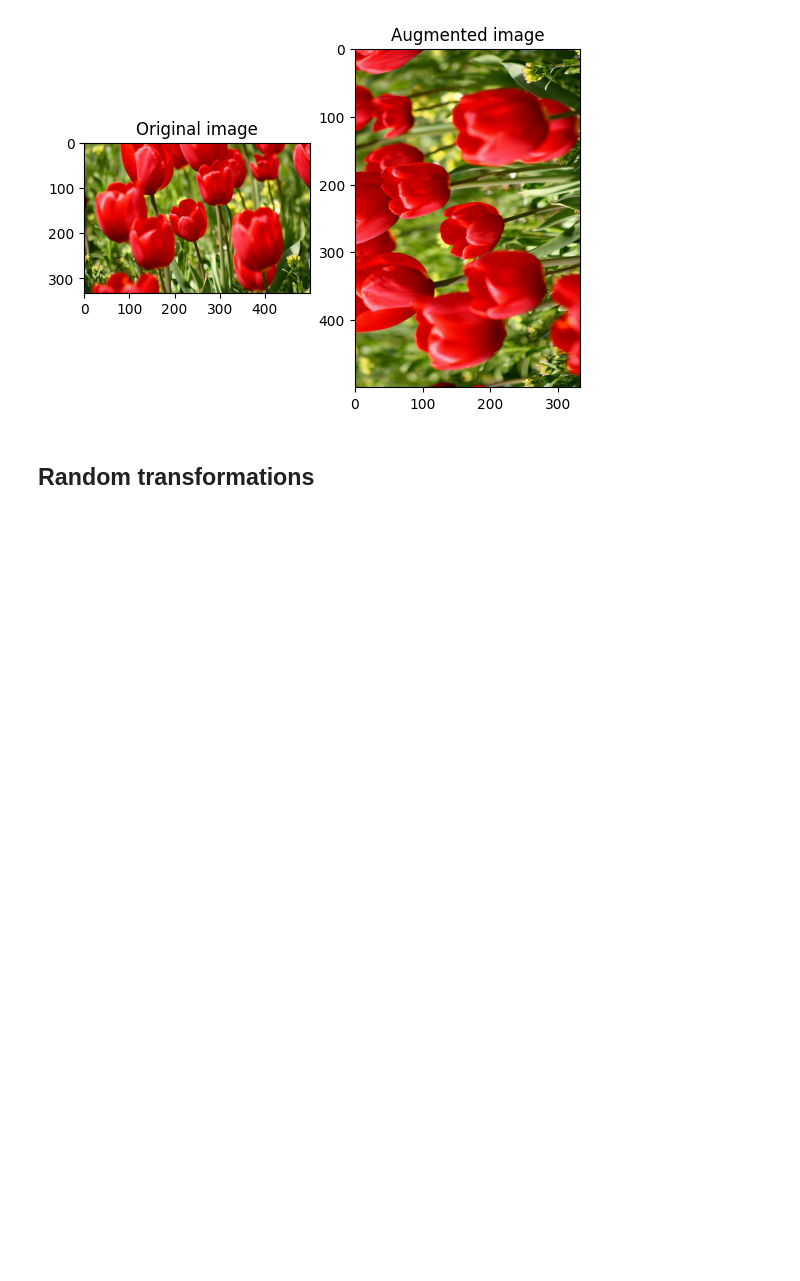
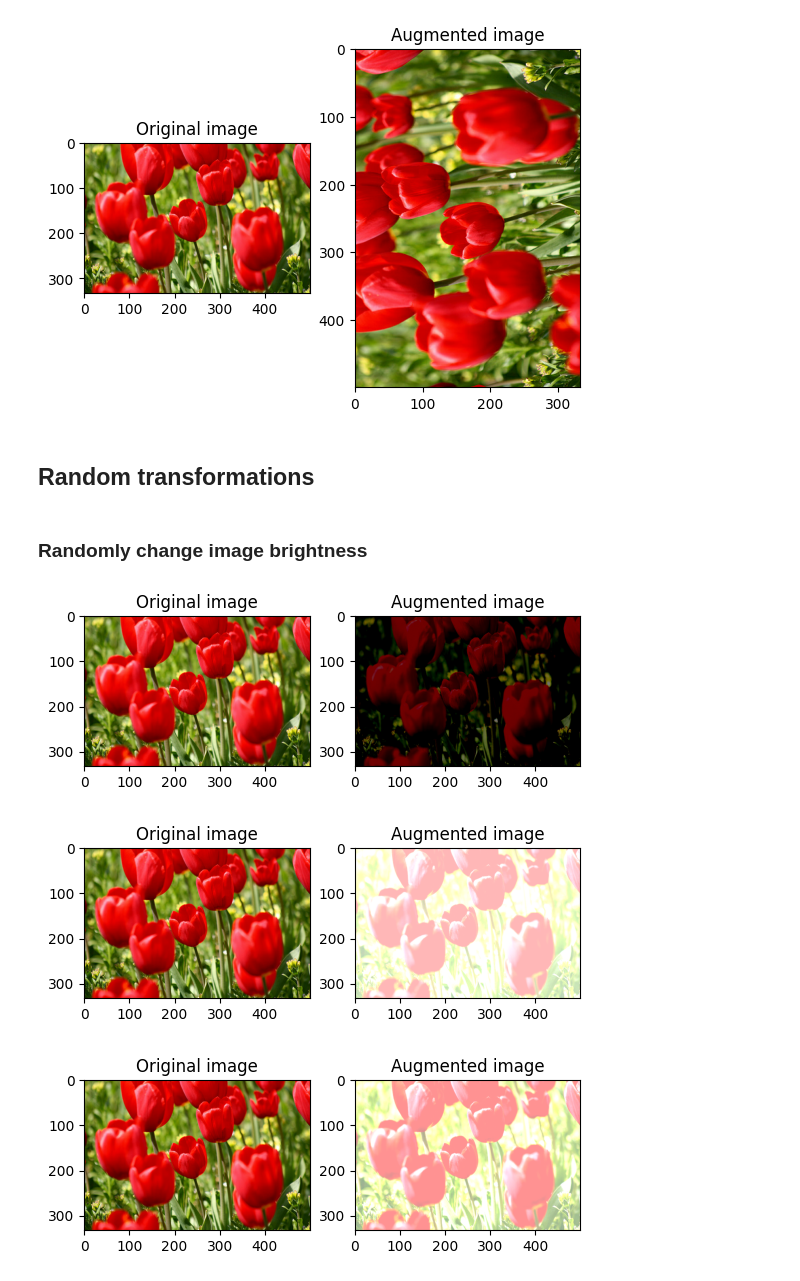
Before and after one commit to LuisHBeck/tensorflow-data-augmentation, a Jupyter notebook: own-data-aug-pipeline.ipynb, the cells around one changed output. Drawn from its saved outputs; the diff is of its cells as text; code cells hidden in the pictures; blank space fills up the shorter version.

Commit message:
feat: random transformations for augmentation

```diff
--- a/own-data-aug-pipeline.ipynb
+++ b/own-data-aug-pipeline.ipynb
@@ -77,3 +77,16 @@ visualize(image, rotated)
 [figure]
 # %% [markdown]
 ## Random transformations
+# %% [markdown]
+### Randomly change image brightness
+# %%
+for i in range(3):
+    seed = (i,0)
+    stateless_random_brightness = tf.image.stateless_random_brightness(
+        image, max_delta=0.95, seed=seed
+    )
+    visualize(image, stateless_random_brightness)
+# %% [output]
+[figure, added]
+[figure, added]
+[figure, added]
```
Also changed, not shown: parts of 4 cells of this notebook.
